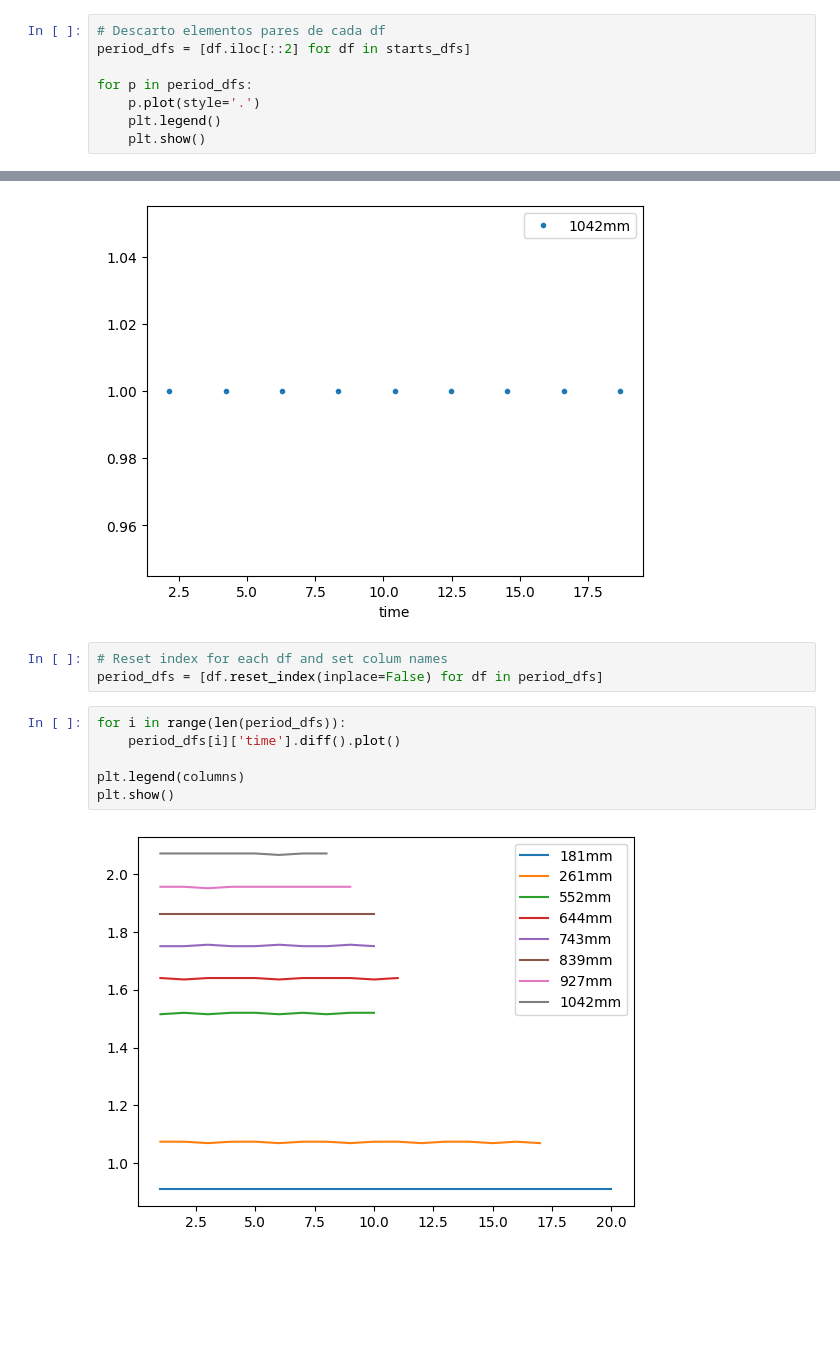
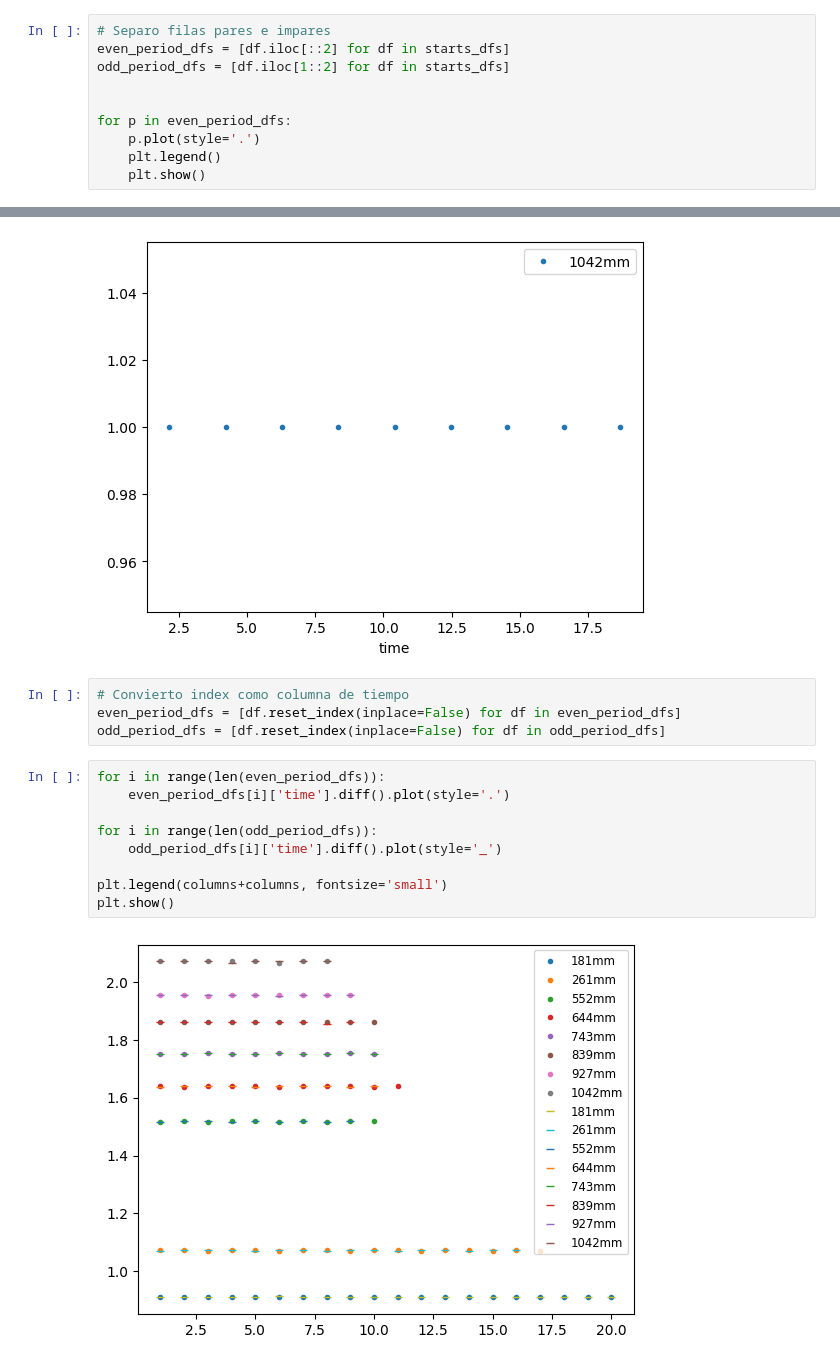
Before and after one commit to LecJackS/Mecanica-y-Termodinamica-2024-1C, a Jupyter notebook: Laboratorios/Labo03-04/Labo02.ipynb, the cells around one changed output, grey strips where cells are left out. Saved outputs shown, nothing was run; the diff lists cells and outputs as text; blank space fills up the shorter version.

```diff
--- a/Laboratorios/Labo03-04/Labo02.ipynb
+++ b/Laboratorios/Labo03-04/Labo02.ipynb
@@ -105,10 +105,12 @@ for s in starts_dfs:
 [figure]
 [figure]
 # %%
-# Descarto elementos pares de cada df
-period_dfs = [df.iloc[::2] for df in starts_dfs]
+# Separo filas pares e impares
+even_period_dfs = [df.iloc[::2] for df in starts_dfs]
+odd_period_dfs = [df.iloc[1::2] for df in starts_dfs]
 
-for p in period_dfs:
+
+for p in even_period_dfs:
     p.plot(style='.')
     plt.legend()
     plt.show()
@@ -121,14 +123,18 @@ for p in period_dfs:
 [figure]
 [figure]
 [figure]
-# %%
-# Reset index for each df and set colum names
-period_dfs = [df.reset_index(inplace=False) for df in period_dfs]
+# %%
+# Convierto index como columna de tiempo
+even_period_dfs = [df.reset_index(inplace=False) for df in even_period_dfs]
+odd_period_dfs = [df.reset_index(inplace=False) for df in odd_period_dfs]
 # %%
-for i in range(len(period_dfs)):
-    period_dfs[i]['time'].diff().plot()
+for i in range(len(even_period_dfs)):
+    even_period_dfs[i]['time'].diff().plot(style='.')
 
-plt.legend(columns)
+for i in range(len(odd_period_dfs)):
+    odd_period_dfs[i]['time'].diff().plot(style='_')
+
+plt.legend(columns+columns, fontsize='small')
 plt.show()
 # %% [output]
-[figure, old version]
+[figure, new version]
```
Also changed, not shown: parts of 3 cells of this notebook.
